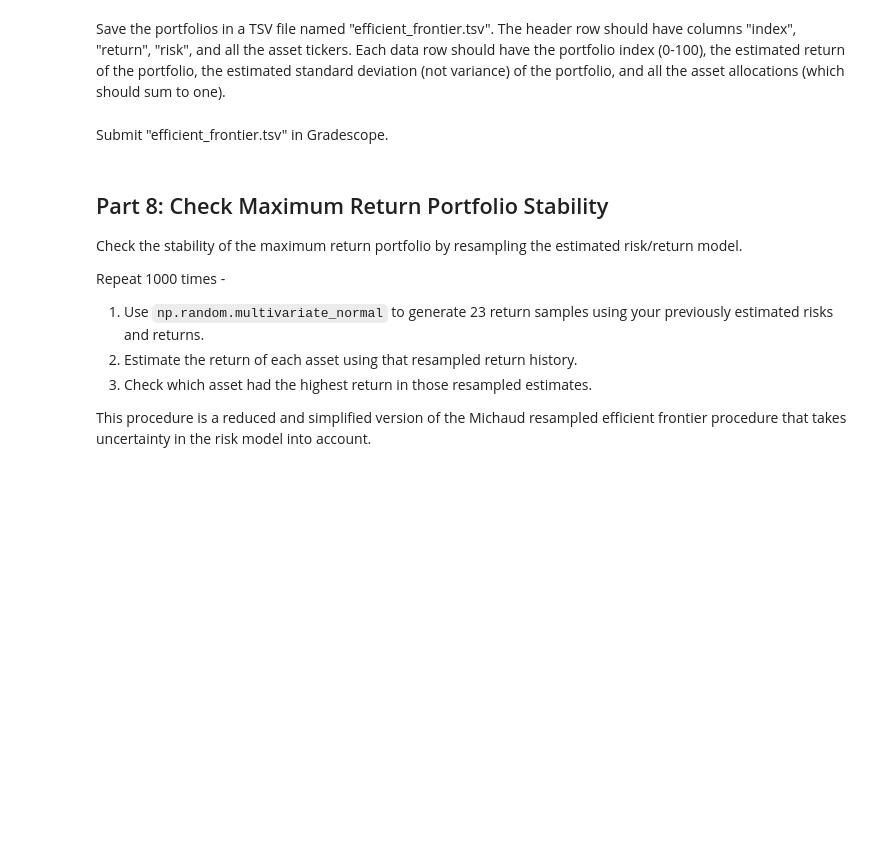
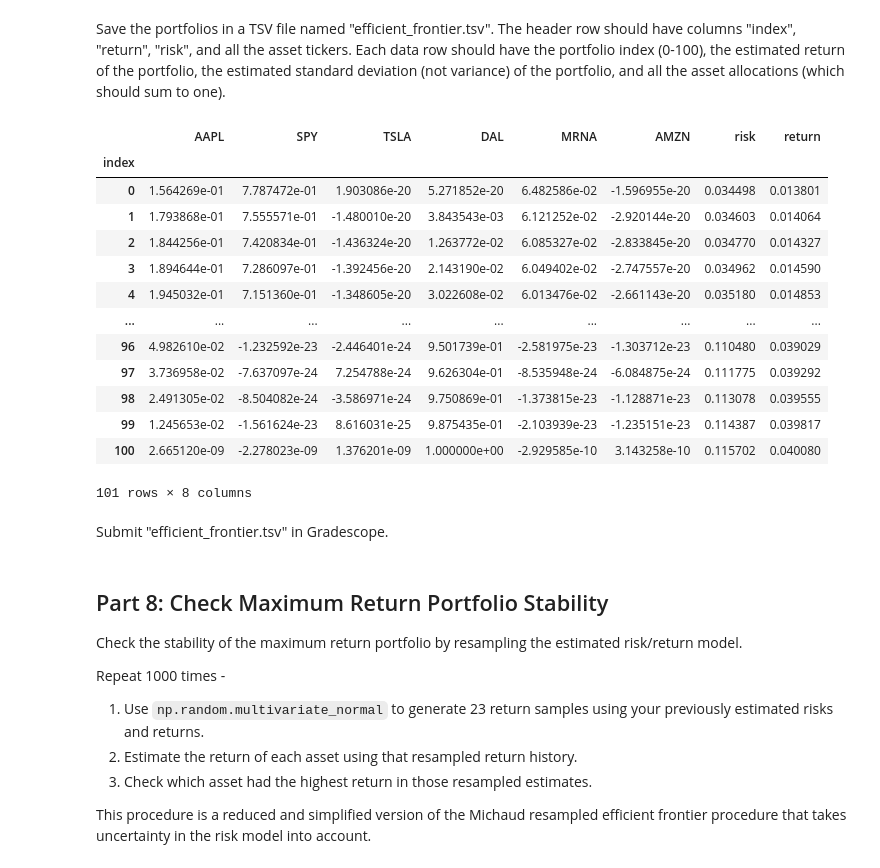
Before and after one commit to aidandig/dx704-project-01, a Jupyter notebook: dx704-project-01.ipynb, the cells around one changed output. Drawn from its saved outputs; the diff is of its cells as text; code cells hidden in the pictures; blank space fills up the shorter version.

```diff
--- a/dx704-project-01.ipynb
+++ b/dx704-project-01.ipynb
@@ -260,0 +291,25 @@ Each data row should have the portfolio index (0-100), the estimated return of t
+# %%
+ef_std = np.sqrt(ef_variances)
+
+ef = pd.DataFrame(ef_portfolios, columns=tickers)
+
+ef['risk'] = ef_std
+ef['return'] = ef_returns
+
+ef.index.name = 'index'
+ef
+# %% [output]
+|  | AAPL | SPY | TSLA | DAL | MRNA | AMZN | risk | return |
+| index |  |  |  |  |  |  |  |  |
+| 0 | 1.564269e-01 | 7.787472e-01 | 1.903086e-20 | 5.271852e-20 | 6.482586e-02 | -1.596955e-20 | 0.034498 | 0.013801 |
+| 1 | 1.793868e-01 | 7.555571e-01 | -1.480010e-20 | 3.843543e-03 | 6.121252e-02 | -2.920144e-20 | 0.034603 | 0.014064 |
+| 2 | 1.844256e-01 | 7.420834e-01 | -1.436324e-20 | 1.263772e-02 | 6.085327e-02 | -2.833845e-20 | 0.034770 | 0.014327 |
+| 3 | 1.894644e-01 | 7.286097e-01 | -1.392456e-20 | 2.143190e-02 | 6.049402e-02 | -2.747557e-20 | 0.034962 | 0.014590 |
+| 4 | 1.945032e-01 | 7.151360e-01 | -1.348605e-20 | 3.022608e-02 | 6.013476e-02 | -2.661143e-20 | 0.035180 | 0.014853 |
+| ... | ... | ... | ... | ... | ... | ... | ... | ... |
+| 96 | 4.982610e-02 | -1.232592e-23 | -2.446401e-24 | 9.501739e-01 | -2.581975e-23 | -1.303712e-23 | 0.110480 | 0.039029 |
+| 97 | 3.736958e-02 | -7.637097e-24 | 7.254788e-24 | 9.626304e-01 | -8.535948e-24 | -6.084875e-24 | 0.111775 | 0.039292 |
+| 98 | 2.491305e-02 | -8.504082e-24 | -3.586971e-24 | 9.750869e-01 | -1.373815e-23 | -1.128871e-23 | 0.113078 | 0.039555 |
+| 99 | 1.245653e-02 | -1.561624e-23 | 8.616031e-25 | 9.875435e-01 | -2.103939e-23 | -1.235151e-23 | 0.114387 | 0.039817 |
+| 100 | 2.665120e-09 | -2.278023e-09 | 1.376201e-09 | 1.000000e+00 | -2.929585e-10 | 3.143258e-10 | 0.115702 | 0.040080 |
+101 rows × 8 columns
```
Also changed, not shown: parts of 5 cells of this notebook, 1 other file.
